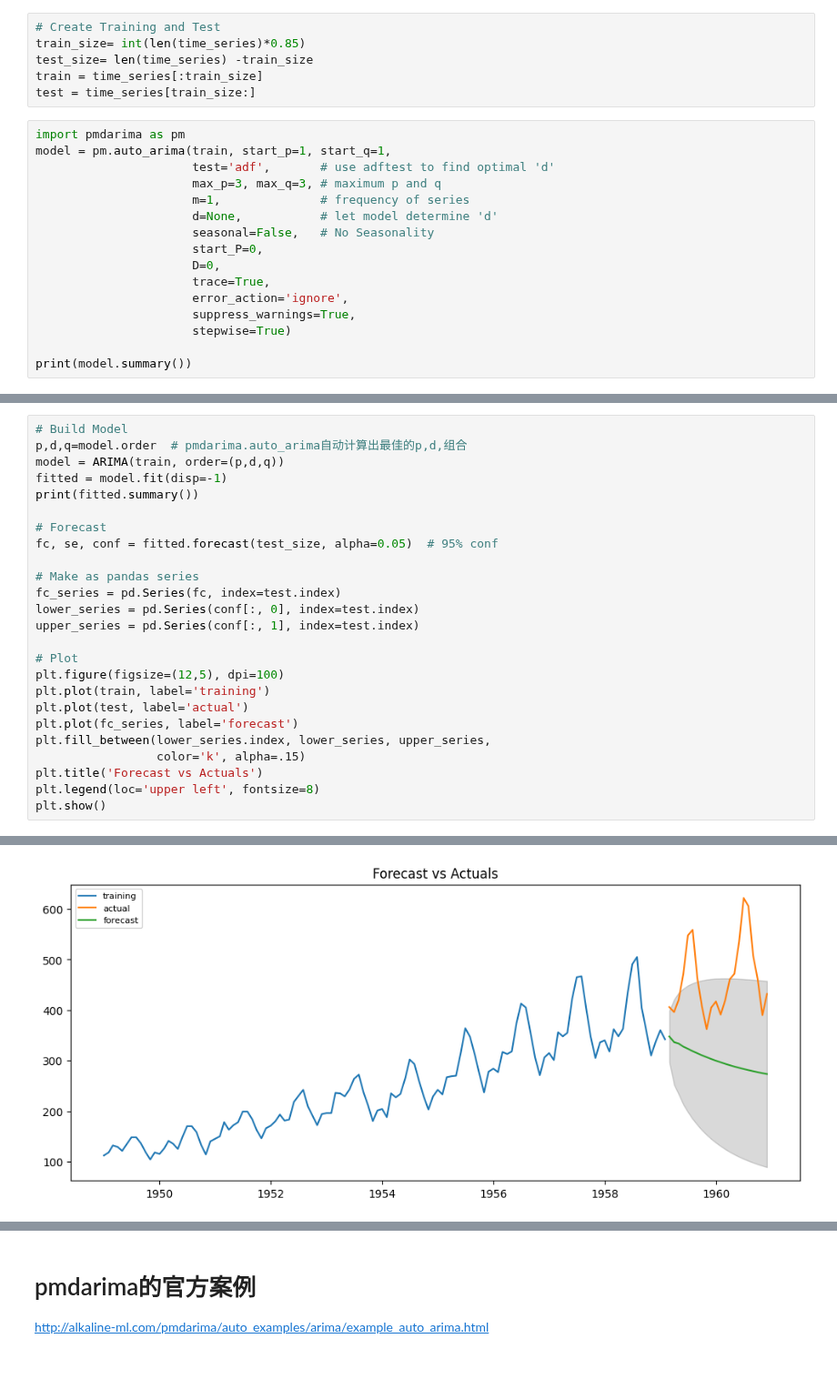
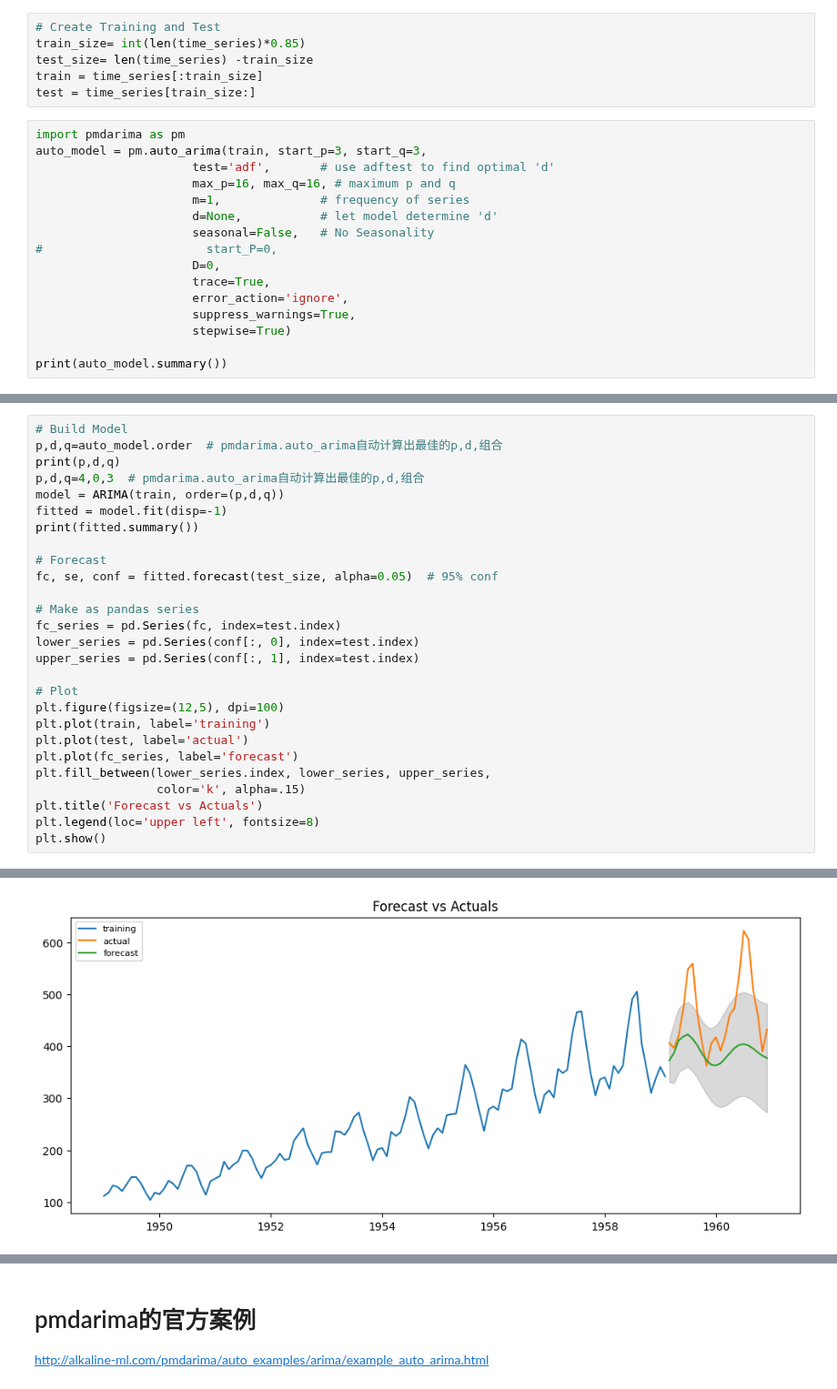
Before and after one commit to perfectstorm88/time-series-train, a Jupyter notebook: ARIMA.ipynb, the cells around one changed output, grey strips where cells are left out. Shown at 91% size. Cells and saved outputs as stored; diff of their text form.

```diff
--- a/ARIMA.ipynb
+++ b/ARIMA.ipynb
@@ -166,19 +166,19 @@ train = time_series[:train_size]
 test = time_series[train_size:]
 # %%
 import pmdarima as pm
-model = pm.auto_arima(train, start_p=1, start_q=1,
+auto_model = pm.auto_arima(train, start_p=3, start_q=3,
                       test='adf',       # use adftest to find optimal 'd'
-                      max_p=3, max_q=3, # maximum p and q
+                      max_p=16, max_q=16, # maximum p and q
                       m=1,              # frequency of series
                       d=None,           # let model determine 'd'
                       seasonal=False,   # No Seasonality
-                      start_P=0,
+#                       start_P=0,
                       D=0,
                       trace=True,
                       error_action='ignore',
                       suppress_warnings=True,
                       stepwise=True)
 
-print(model.summary())
+print(auto_model.summary())
 # %% [output]
 Performing stepwise search to minimize aic
@@ -200,7 +200,9 @@ Warnings:
 [1] Covariance matrix calculated using the outer product of gradients (complex-step).
 # %%
 # Build Model
-p,d,q=model.order  # pmdarima.auto_arima自动计算出最佳的p,d,组合
+p,d,q=auto_model.order  # pmdarima.auto_arima自动计算出最佳的p,d,组合
+print(p,d,q)
+p,d,q=4,0,3  # pmdarima.auto_arima自动计算出最佳的p,d,组合
 model = ARIMA(train, order=(p,d,q))
 fitted = model.fit(disp=-1)
 print(fitted.summary())
@@ -244,4 +247,4 @@ MA.1           -1.1809           +0.0000j            1.1809            0.5000
-[figure, old version]
+[figure, new version]
 # %%
 from sklearn.metrics import mean_squared_error
 mse = mean_squared_error(test,fc_series)
```
Also changed, not shown: parts of 9 cells of this notebook, 1 other file.
